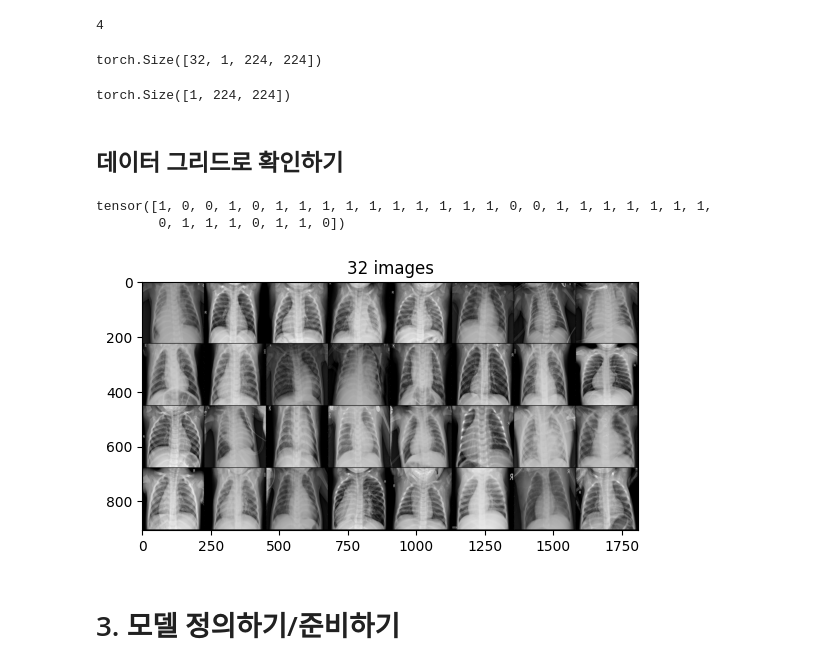
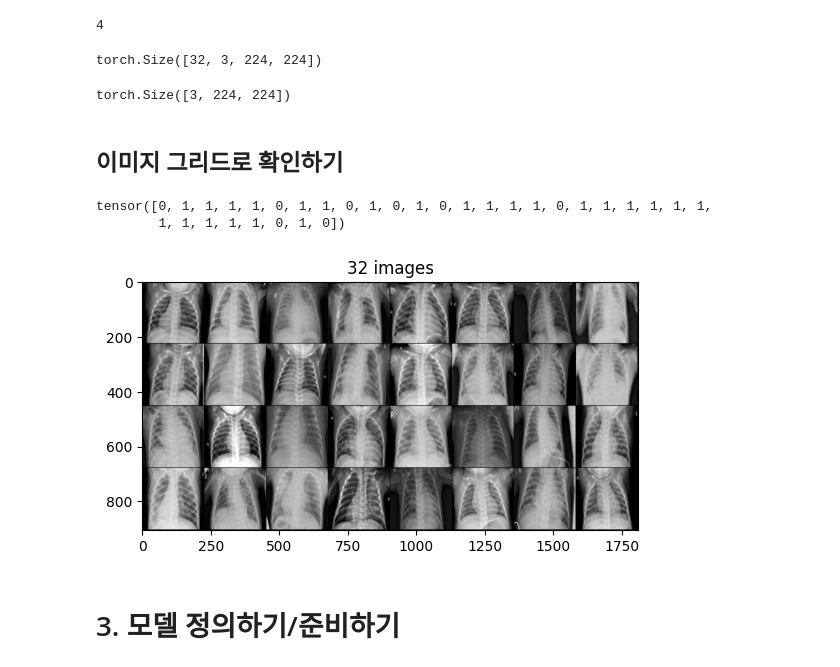
Before and after one commit to kimseo-0/DeepLearning-Pneumonia, a Jupyter notebook: classificaion.ipynb, the cells around one changed output. Drawn from its saved outputs; the diff is of its cells as text; code cells hidden in the pictures.

```diff
--- a/classificaion.ipynb
+++ b/classificaion.ipynb
@@ -29,14 +30,14 @@ transforms_train = transforms.Compose([
     transforms.ToTensor(),              # tensor 로 데이터 타입을 바꿉니다
     transforms.Resize((224, 224)),      # 이미지 사이즈를 변경합니다. (이는 사용 모델에 따라 변경 될 수 있음)
     RandomHorizontalFlip(p=0.5),        # 과적합을 막기 위해 이미지를 랜덤으로 좌우 대칭을 변환합니다.
-    transforms.Grayscale(),             # 이 이미지의 경우 흑백으로 처리하는 것이 좋습니다. 근데 RGB 채널이 있으므로 이 함수로 흑백으로 변환합니다.
+    transforms.Grayscale(num_output_channels=3),             # 이 이미지의 경우 흑백으로 처리하는 것이 좋습니다. 근데 RGB 채널이 있으므로 이 함수로 흑백으로 변환합니다.
     # transforms.Normalize(MEAN,STD)    # 흑백 이미지이므로 정규화는 생략
 ])
 
 transforms_test = transforms.Compose([
     transforms.ToTensor(),              # tensor 로 데이터 타입을 바꿉니다
     transforms.Resize((224, 224)),      # 이미지 사이즈를 변경합니다. (이는 사용 모델에 따라 변경 될 수 있음)
-    transforms.Grayscale(),             # 이 이미지의 경우 흑백으로 처리하는 것이 좋습니다. 근데 RGB 채널이 있으므로 이 함수로 흑백으로 변환합니다.
+    transforms.Grayscale(num_output_channels=3),             # 이 이미지의 경우 흑백으로 처리하는 것이 좋습니다. 근데 RGB 채널이 있으므로 이 함수로 흑백으로 변환합니다.
     # transforms.Normalize(MEAN,STD)    # 흑백 이미지이므로 정규화는 생략
 ])
 
@@ -47,6 +48,7 @@ transforms_test = transforms.Compose([
 # ImageFolder 함수는 이미지를 불러오는 동시에, 폴더 위치별로 정답 데이터가 라벨링 됩니다.
 train_datasets = datasets.ImageFolder(root="data/train", transform=transforms_train)
 test_datasets = datasets.ImageFolder(root="data/test", transform=transforms_test)
+val_datasets = datasets.ImageFolder(root="data/val", transform=transforms_test) # 평가용 데이터 준비
 # %% [markdown]
 ## 데이터 확인해보기
 # %% [markdown]
@@ -181,14 +203,14 @@ images.dim()
 # 각 차원의 의미: [배치사이즈, 채널수, 이미지 가로 사이즈, 이미지 세로 사이즈]
 images.shape
 # %% [output]
-torch.Size([32, 1, 224, 224])
+torch.Size([32, 3, 224, 224])
 # %%
 # 이미지 한장의 데이터 형태 확인하기
 images[0].shape
 # %% [output]
-torch.Size([1, 224, 224])
+torch.Size([3, 224, 224])
 # %% [markdown]
-## 데이터 그리드로 확인하기
+## 이미지 그리드로 확인하기
 # %%
 def view_grid_img(images, title):
     images_data = torchvision.utils.make_grid([image for image in images])
@@ -198,15 +220,15 @@ def view_grid_img(images, title):
 # %%
 import matplotlib.pyplot as plt
 
-images, labels = next(iter(train_dataLoader))
-images_data = torchvision.utils.make_grid([image for image in images])
+images, labels = next(iter(train_dataLoader)) # 튜플 (한개의 배치에 들어있는 이미지들, 한개의 배치에 들어있는 정답들)
+images_data = torchvision.utils.make_grid(images) # 이미지를 그리드로 만든다
 
 print(labels)
 view_img(images_data, '32 images')
 # %% [output]
-tensor([1, 0, 0, 1, 0, 1, 1, 1, 1, 1, 1, 1, 1, 1, 1, 0, 0, 1, 1, 1, 1, 1, 1, 1,
-        0, 1, 1, 1, 0, 1, 1, 0])
+tensor([0, 1, 1, 1, 1, 0, 1, 1, 0, 1, 0, 1, 0, 1, 1, 1, 1, 0, 1, 1, 1, 1, 1, 1,
+        1, 1, 1, 1, 1, 0, 1, 0])
-[figure, old version]
+[figure, new version]
 # %% [markdown]
 # 3. 모델 정의하기/준비하기
 # %% [markdown]
```
Also changed, not shown: parts of 26 cells of this notebook, 6 other files.
